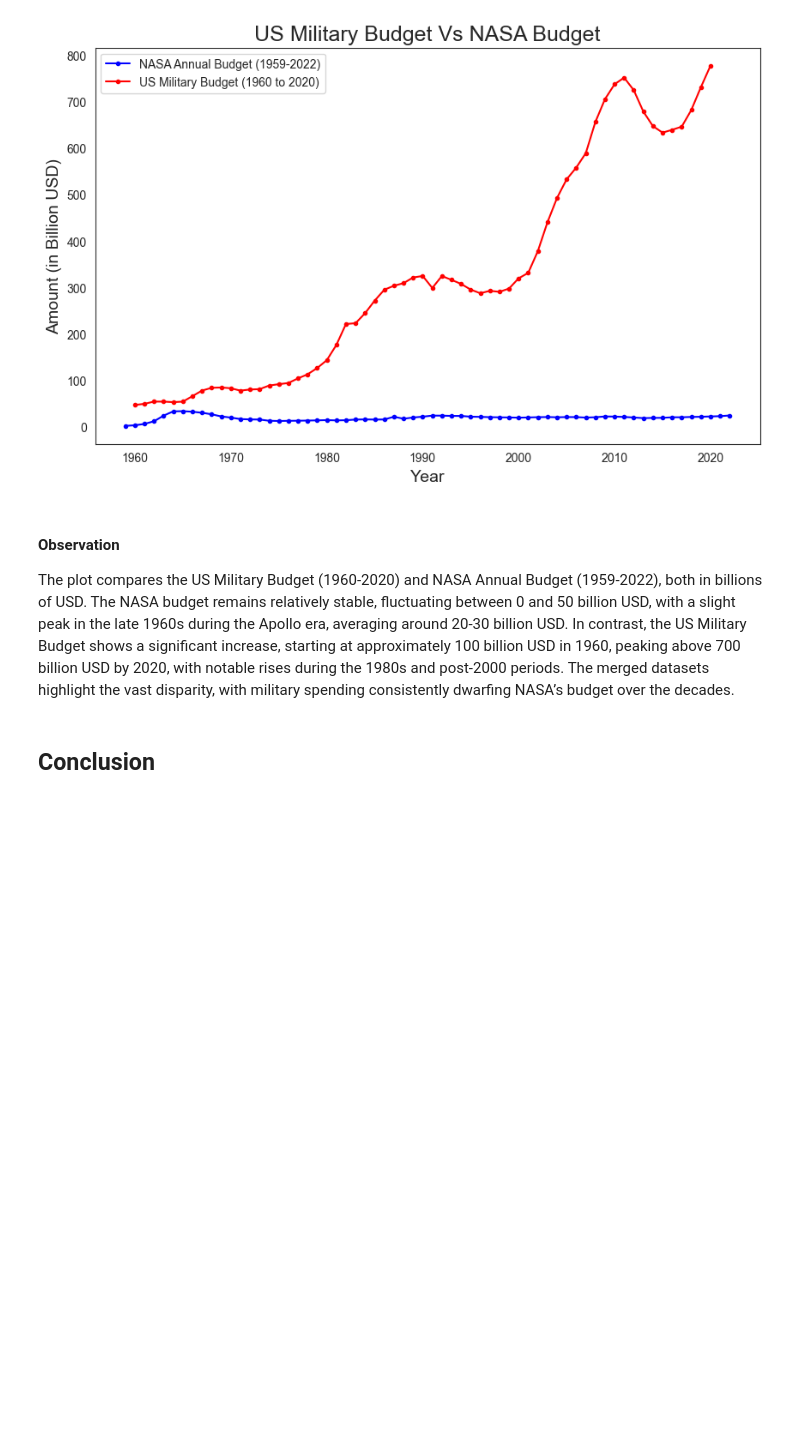
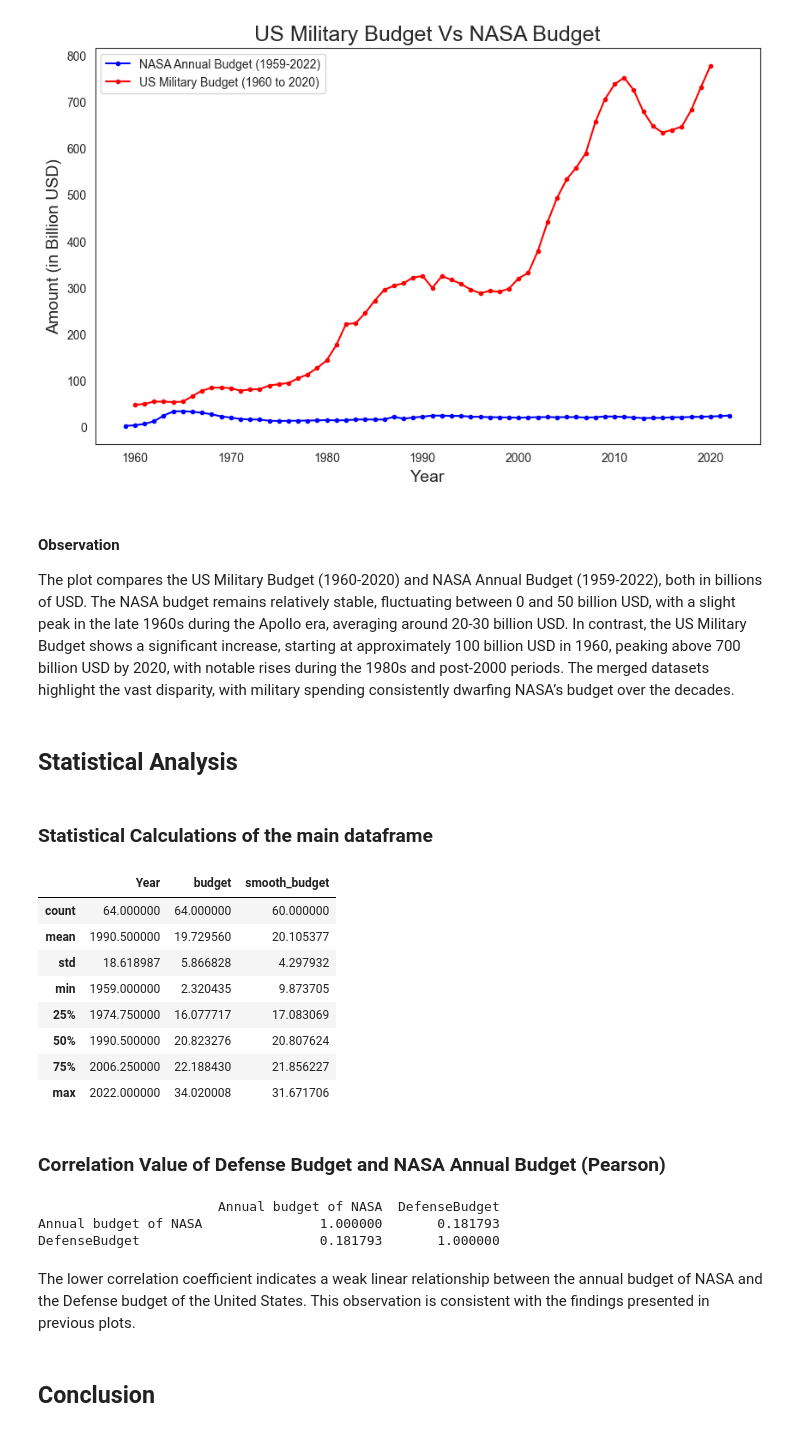
Before and after one commit to ByteBard58/NASA-Annual-Budget-Analysis, a Jupyter notebook: nasa.ipynb, the cells around one changed output. Cells and saved outputs as stored; diff of their text form; code cells hidden in the pictures; blank space fills up the shorter version.

```diff
--- a/nasa.ipynb
+++ b/nasa.ipynb
@@ -37,8 +37,8 @@ import seaborn as sns
 # %% [markdown]
 ## Data Preparation
 # %%
-main = pd.read_csv("/Users/Sakib/CODE Stuffs /Sakib's Stuffs/PYTHON/DS Roadmap /nasa-annual-budget.csv")
-military = pd.read_csv("/Users/Sakib/Downloads/MilitarySpending.csv")
+main = pd.read_csv("nasa-annual-budget.csv")
+military = pd.read_csv("/Users/Sakib/CODE Stuffs /Sakib's Stuffs/PYTHON/Projects_DS/US Military Budget Analysis/MilitarySpending.csv")
 x = pd.merge(main,military,on="Year",how="left")
 # %%
 main
@@ -213,6 +213,33 @@ plt.show()
 # %% [markdown]
 #### Observation
 The plot compares the US Military Budget (1960-2020) and NASA Annual Budget (1959-2022), both in billions of USD. The NASA budget remains relatively stable, fluctuating between 0 and 50 billion USD, with a slight peak in the late 1960s during the Apollo era, averaging around 20-30 billion USD. In contrast, the US Military Budget shows a significant increase, starting at approximately 100 billion USD in 1960, peaking above 700 billion USD by 2020, with notable rises during the 1980s and post-2000 periods. The merged datasets highlight the vast disparity, with military spending consistently dwarfing NASA’s budget over the decades.
+# %% [markdown]
+## Statistical Analysis
+# %% [markdown]
+### Statistical Calculations of the main dataframe
+# %%
+main.describe()
+# %% [output]
+|  | Year | budget | smooth_budget |
+| count | 64.000000 | 64.000000 | 60.000000 |
+| mean | 1990.500000 | 19.729560 | 20.105377 |
+| std | 18.618987 | 5.866828 | 4.297932 |
+| min | 1959.000000 | 2.320435 | 9.873705 |
+| 25% | 1974.750000 | 16.077717 | 17.083069 |
+| 50% | 1990.500000 | 20.823276 | 20.807624 |
+| 75% | 2006.250000 | 22.188430 | 21.856227 |
+| max | 2022.000000 | 34.020008 | 31.671706 |
+# %% [markdown]
+### Correlation Value of Defense Budget and NASA Annual Budget (Pearson)
+# %%
+ff = x[["Annual budget of NASA","DefenseBudget"]]
+print(ff.corr())
+# %% [output]
+                       Annual budget of NASA  DefenseBudget
+Annual budget of NASA               1.000000       0.181793
+DefenseBudget                       0.181793       1.000000
+# %% [markdown]
+The lower correlation coefficient indicates a weak linear relationship between the annual budget of NASA and the Defense budget of the United States. This observation is consistent with the findings presented in previous plots.
 # %% [markdown]
 ## Conclusion
 # %% [markdown]
```
